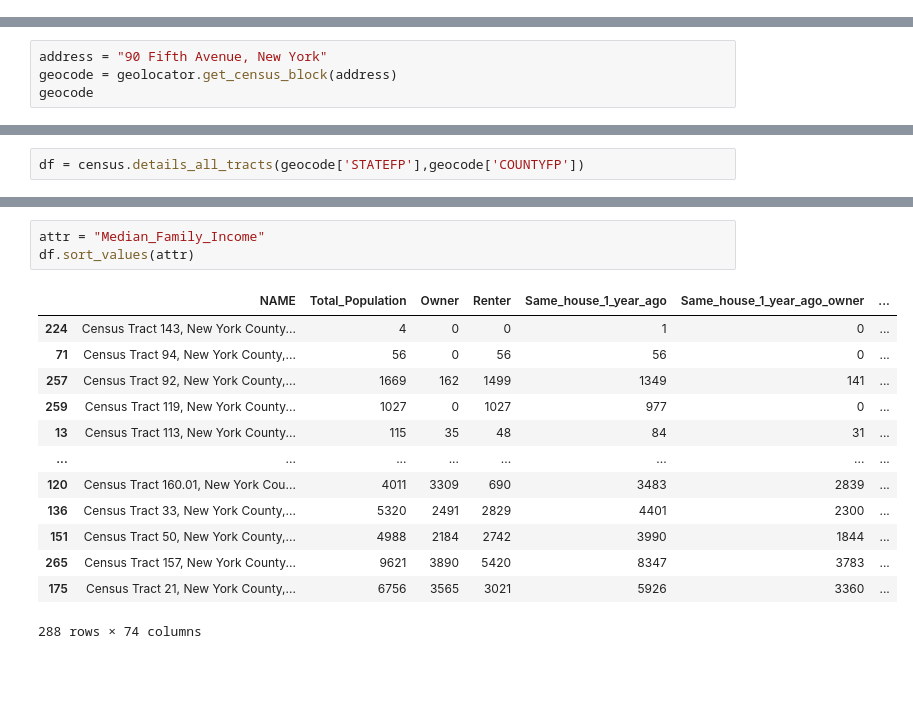
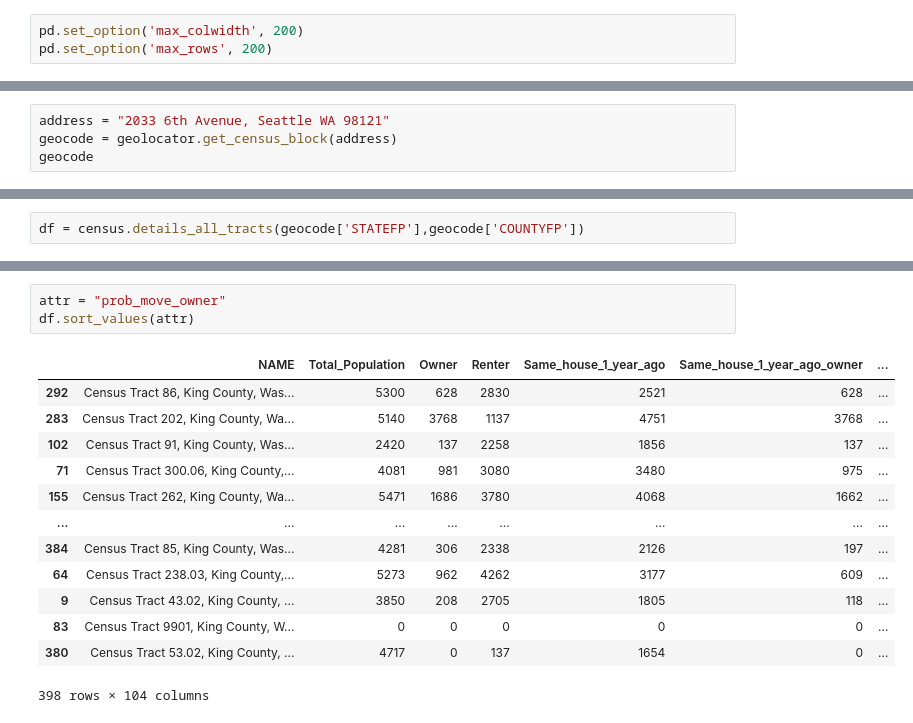
Before and after one commit to ipeirotis/census, a Jupyter notebook: Mapping_Variables_of_Interest.ipynb, the cells around one changed output, grey strips where cells are left out. Cells and saved outputs as stored; diff of their text form; blank space fills up the shorter version.

```diff
--- a/Mapping_Variables_of_Interest.ipynb
+++ b/Mapping_Variables_of_Interest.ipynb
@@ -10,3 +11,6 @@ import geopandas as gpd
+# %%
+pd.set_option('max_colwidth', 200)
+pd.set_option('max_rows', 200)
 # %% [markdown]
 ## Setup
 # %%
@@ -17,7 +21,7 @@ geolocator = GeoLocator(google_key)
 # %%
 census = Census(census_api_key, google_key)
 # %%
-address = "90 Fifth Avenue, New York"
+address = "2033 6th Avenue, Seattle WA 98121"
 geocode = geolocator.get_census_block(address)
 geocode
 # %% [output]
@@ -99,20 +138,20 @@ df
 # %%
-attr = "Median_Family_Income"
+attr = "prob_move_owner"
 df.sort_values(attr)
 # %% [output]
 |  | NAME | Total_Population | Owner | Renter | Same_house_1_year_ago | Same_house_1_year_ago_owner | ... |
-| 224 | Census Tract 143, New York County... | 4 | 0 | 0 | 1 | 0 | ... |
-| 71 | Census Tract 94, New York County,... | 56 | 0 | 56 | 56 | 0 | ... |
-| 257 | Census Tract 92, New York County,... | 1669 | 162 | 1499 | 1349 | 141 | ... |
-| 259 | Census Tract 119, New York County... | 1027 | 0 | 1027 | 977 | 0 | ... |
-| 13 | Census Tract 113, New York County... | 115 | 35 | 48 | 84 | 31 | ... |
+| 292 | Census Tract 86, King County, Was... | 5300 | 628 | 2830 | 2521 | 628 | ... |
+| 283 | Census Tract 202, King County, Wa... | 5140 | 3768 | 1137 | 4751 | 3768 | ... |
+| 102 | Census Tract 91, King County, Was... | 2420 | 137 | 2258 | 1856 | 137 | ... |
+| 71 | Census Tract 300.06, King County,... | 4081 | 981 | 3080 | 3480 | 975 | ... |
+| 155 | Census Tract 262, King County, Wa... | 5471 | 1686 | 3780 | 4068 | 1662 | ... |
 | ... | ... | ... | ... | ... | ... | ... | ... |
-| 120 | Census Tract 160.01, New York Cou... | 4011 | 3309 | 690 | 3483 | 2839 | ... |
-| 136 | Census Tract 33, New York County,... | 5320 | 2491 | 2829 | 4401 | 2300 | ... |
-| 151 | Census Tract 50, New York County,... | 4988 | 2184 | 2742 | 3990 | 1844 | ... |
-| 265 | Census Tract 157, New York County... | 9621 | 3890 | 5420 | 8347 | 3783 | ... |
-| 175 | Census Tract 21, New York County,... | 6756 | 3565 | 3021 | 5926 | 3360 | ... |
+| 384 | Census Tract 85, King County, Was... | 4281 | 306 | 2338 | 2126 | 197 | ... |
+| 64 | Census Tract 238.03, King County,... | 5273 | 962 | 4262 | 3177 | 609 | ... |
+| 9 | Census Tract 43.02, King County, ... | 3850 | 208 | 2705 | 1805 | 118 | ... |
+| 83 | Census Tract 9901, King County, W... | 0 | 0 | 0 | 0 | 0 | ... |
+| 380 | Census Tract 53.02, King County, ... | 4717 | 0 | 137 | 1654 | 0 | ... |
-288 rows × 74 columns
+398 rows × 104 columns
 # %%
 geo_df.merge(df, left_on='TRACTCE', right_on='tract').plot(
     column = attr+'_percentile',
```
Also changed, not shown: parts of 21 cells of this notebook, 6 other files.
